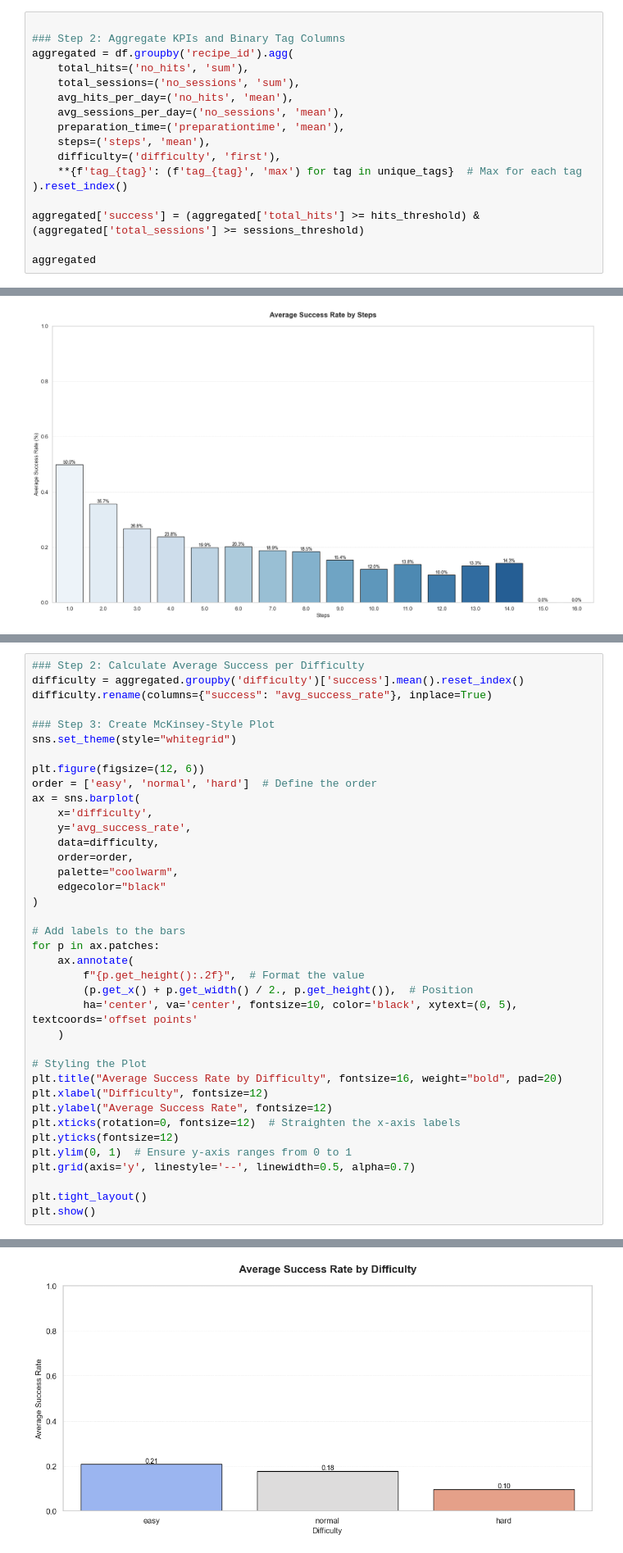
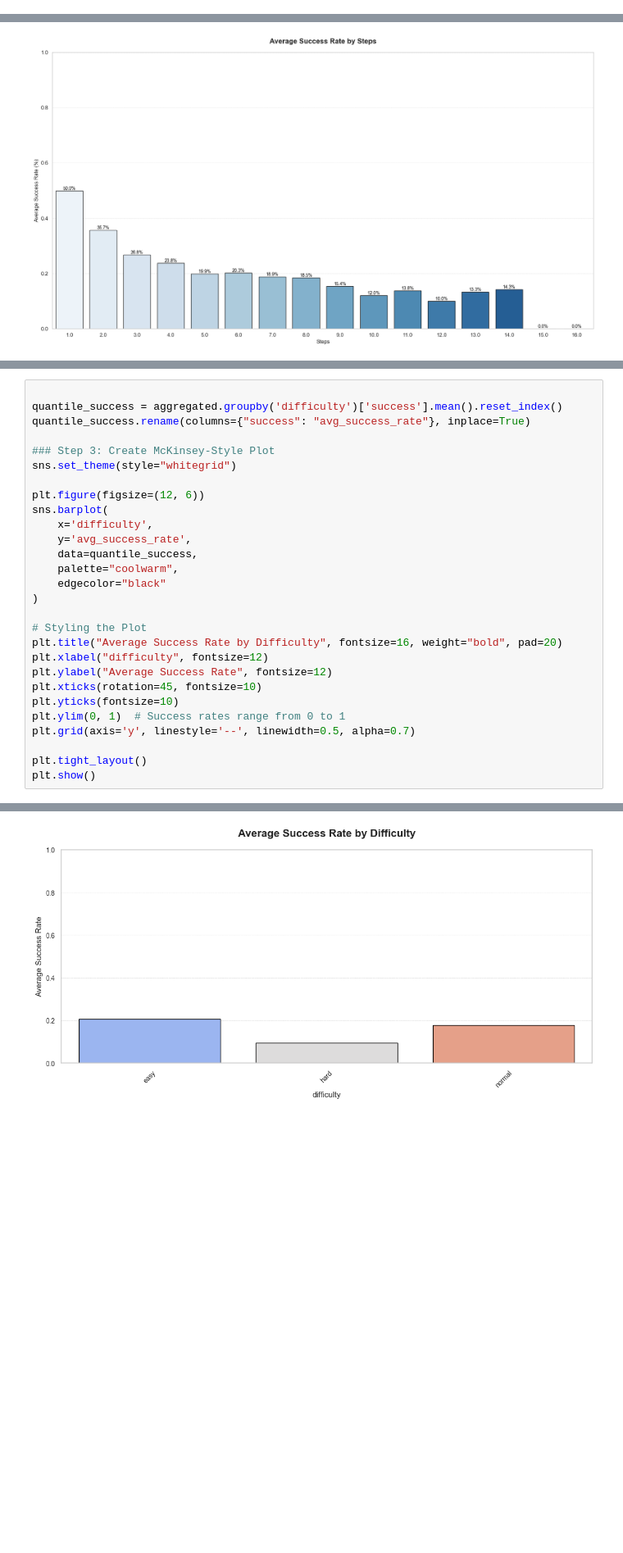
Before and after one commit to PereFuster/Colin-s-insight-rules, a Jupyter notebook: receipes_code.ipynb, the cells around one changed output, grey strips where cells are left out. Shown at 82% size. Cells and saved outputs as stored; diff of their text form; blank space fills up the shorter version.

```diff
--- a/receipes_code.ipynb
+++ b/receipes_code.ipynb
@@ -338,19 +270,2 @@ recipes_with_multiple_values
 # %% [markdown]
 # Modelling to check IMPORTANCE
-# %%
-
-### Step 2: Aggregate KPIs and Binary Tag Columns
-aggregated = df.groupby('recipe_id').agg(
-    total_hits=('no_hits', 'sum'),
-    total_sessions=('no_sessions', 'sum'),
-    avg_hits_per_day=('no_hits', 'mean'),
-    avg_sessions_per_day=('no_sessions', 'mean'),
-    preparation_time=('preparationtime', 'mean'),
-    steps=('steps', 'mean'),
-    difficulty=('difficulty', 'first'),
-    **{f'tag_{tag}': (f'tag_{tag}', 'max') for tag in unique_tags}  # Max for each tag
-).reset_index()
-
-aggregated['success'] = (aggregated['total_hits'] >= hits_threshold) & (aggregated['total_sessions'] >= sessions_threshold)
-
-aggregated
@@ -618,37 +499,27 @@ Passing `palette` without assigning `hue` is deprecated and will be removed in v
 # %%
-### Step 2: Calculate Average Success per Difficulty
-difficulty = aggregated.groupby('difficulty')['success'].mean().reset_index()
-difficulty.rename(columns={"success": "avg_success_rate"}, inplace=True)
+
+quantile_success = aggregated.groupby('difficulty')['success'].mean().reset_index()
+quantile_success.rename(columns={"success": "avg_success_rate"}, inplace=True)
 
 ### Step 3: Create McKinsey-Style Plot
 sns.set_theme(style="whitegrid")
 
 plt.figure(figsize=(12, 6))
-order = ['easy', 'normal', 'hard']  # Define the order
-ax = sns.barplot(
+sns.barplot(
     x='difficulty',
     y='avg_success_rate',
-    data=difficulty,
-    order=order,
+    data=quantile_success,
     palette="coolwarm",
     edgecolor="black"
 )
 
-# Add labels to the bars
-for p in ax.patches:
-    ax.annotate(
-        f"{p.get_height():.2f}",  # Format the value
-        (p.get_x() + p.get_width() / 2., p.get_height()),  # Position
-        ha='center', va='center', fontsize=10, color='black', xytext=(0, 5), textcoords='offset points'
-    )
-
 # Styling the Plot
 plt.title("Average Success Rate by Difficulty", fontsize=16, weight="bold", pad=20)
-plt.xlabel("Difficulty", fontsize=12)
+plt.xlabel("difficulty", fontsize=12)
 plt.ylabel("Average Success Rate", fontsize=12)
-plt.xticks(rotation=0, fontsize=12)  # Straighten the x-axis labels
-plt.yticks(fontsize=12)
-plt.ylim(0, 1)  # Ensure y-axis ranges from 0 to 1
+plt.xticks(rotation=45, fontsize=10)
+plt.yticks(fontsize=10)
+plt.ylim(0, 1)  # Success rates range from 0 to 1
 plt.grid(axis='y', linestyle='--', linewidth=0.5, alpha=0.7)
 
 plt.tight_layout()
@@ -660,4 +531,4 @@ Passing `palette` without assigning `hue` is deprecated and will be removed in v
-[figure, old version]
+[figure, new version]
 # %%
 ### Step 1: Divide preparation_time into Quantiles
 aggregated['prep_time_quantile'] = pd.qcut(aggregated['preparation_time'], q=10, precision=1)
```
Also changed, not shown: parts of 52 cells of this notebook, 8 other files.
